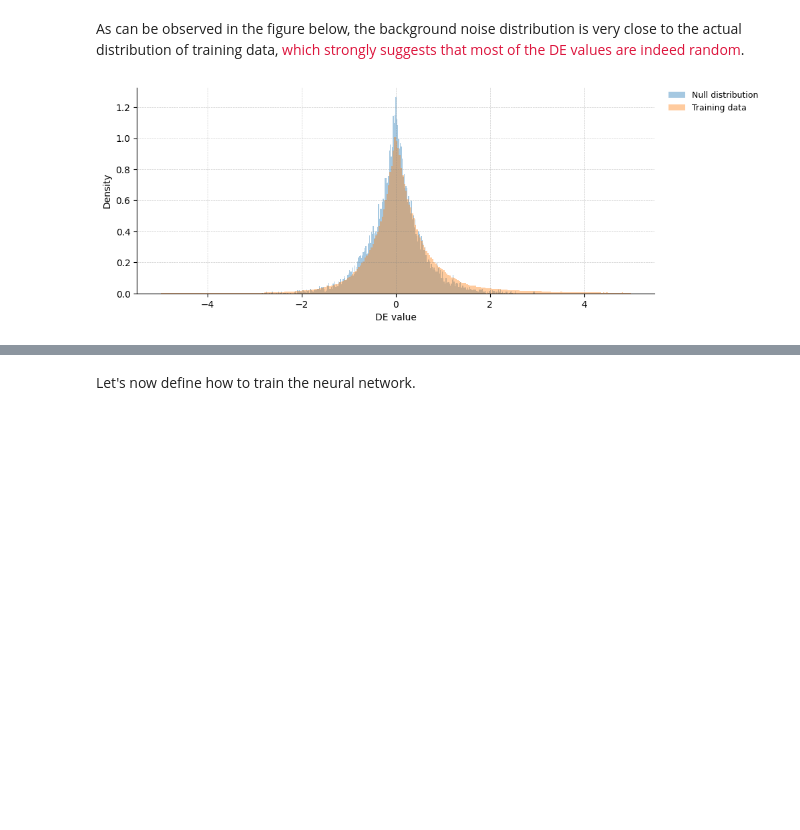
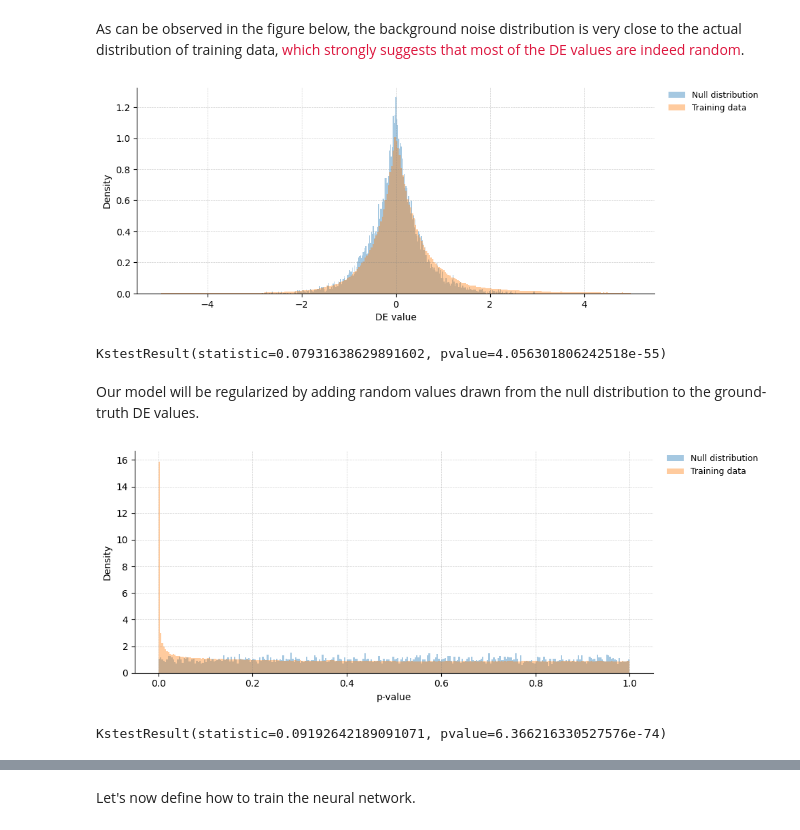
Before and after one commit to AntoinePassemiers/Open-Challenges-Single-Cell-Perturbations, a Jupyter notebook: op2-de-dl.ipynb, the cells around one changed output, grey strips where cells are left out. Saved outputs shown, nothing was run; the diff lists cells and outputs as text; code cells hidden in the pictures; blank space fills up the shorter version.

```diff
--- a/op2-de-dl.ipynb
+++ b/op2-de-dl.ipynb
@@ -397,5 +420,8 @@ de_p_values = np.asarray(de_p_values)
 
 significance_threshold = 0.001  # Arbitrary cutoff
 significance_threshold /= len(gene_names)  # Bonferroni correction
+# %%
+# Mask to keep only housekeeping genes
+hk_mask = np.asarray([gene_name in housekeeping_genes for gene_name in gene_names], dtype=bool)
 # %%
 plt.figure(figsize=(10, 5))
@@ -683,8 +707,8 @@ To confirm this, we show the relationship between the performance of the extrapo
 # %%
 plt.figure(figsize=(10, 5))
 ax = plt.subplot(1, 1, 1)
-xs = np.log(de_p_values[~mask])  # DE p-values for non-housekeeping genes
-ys = r2_extra[~mask]  # r2 coefficients for the estimation of these genes
+xs = np.log(de_p_values[~hk_mask])  # DE p-values for non-housekeeping genes
+ys = r2_extra[~hk_mask]  # r2 coefficients for the estimation of these genes
 b, a = np.polyfit(xs, ys, deg=1)
 plt.scatter(xs, ys, alpha=0.06, color='goldenrod')
 plt.xlim([-30, 1])
@@ -1001,9 +1031,9 @@ def background_noise(*size: int, cutoff: float = 0.001, device: str = 'cpu') ->
 As can be observed in the figure below, the background noise distribution is very close to the actual distribution of training data, <span style="color:crimson;">which strongly suggests that most of the DE values are indeed random</span>.
 # %%
 plt.figure(figsize=(10, 4))
-ys = background_noise(10000).cpu().data.numpy()
+xs = background_noise(10000).cpu().data.numpy()
 ax = plt.subplot(1, 1, 1)
-plt.hist(ys, bins=300, alpha=0.4, density=True, label='Null distribution')
+plt.hist(xs, bins=300, alpha=0.4, density=True, label='Null distribution')
 ys = data.flatten()
 ys = ys[np.abs(ys) < 5]  # Clipping for visibility purposes
 plt.hist(ys, bins=300, alpha=0.4, density=True, label='Training data')
@@ -1014,5 +1044,31 @@ ax.spines[['right', 'top']].set_visible(False)
 prop = {'family': 'Century gothic', 'size': 9}
 plt.legend(prop=prop, bbox_to_anchor=(1.02, 1), loc='upper left', borderaxespad=0, frameon=False)
 plt.show()
+
+scipy.stats.ks_2samp(xs, ys)
 # %% [output]
 [figure]
+KstestResult(statistic=0.07931638629891602, pvalue=4.056301806242518e-55)
+# %% [markdown]
+Our model will be regularized by adding random values drawn from the null distribution to the ground-truth DE values.
+# %%
+plt.figure(figsize=(10, 4))
+xs = np.random.rand(10000)
+ax = plt.subplot(1, 1, 1)
+plt.hist(xs, bins=300, alpha=0.4, density=True, label='Null distribution')
+ys = 10 ** (-np.abs(data.flatten()))
+plt.hist(ys, bins=300, alpha=0.4, density=True, label='Training data')
+plt.grid(alpha=0.4, color='grey', linestyle='--', linewidth=0.5)
+plt.xlabel('p-value')
+plt.ylabel('Density')
+ax.spines[['right', 'top']].set_visible(False)
+prop = {'family': 'Century gothic', 'size': 9}
+plt.legend(prop=prop, bbox_to_anchor=(1.02, 1), loc='upper left', borderaxespad=0, frameon=False)
+plt.tight_layout()
+plt.savefig('null-p-values.png', dpi=200)
+plt.show()
+
+scipy.stats.ks_2samp(xs, ys)
+# %% [output]
+[figure, added]
+KstestResult(statistic=0.09192642189091071, pvalue=6.366216330527576e-74)
```
Also changed, not shown: parts of 34 cells of this notebook, 1 other file.
